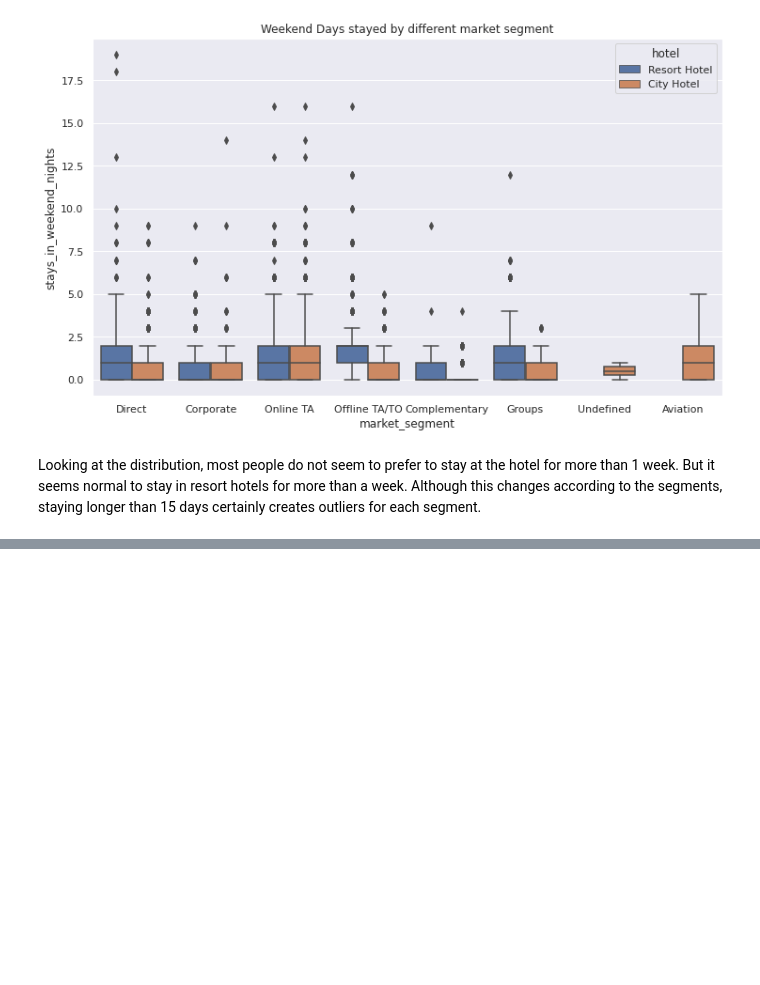
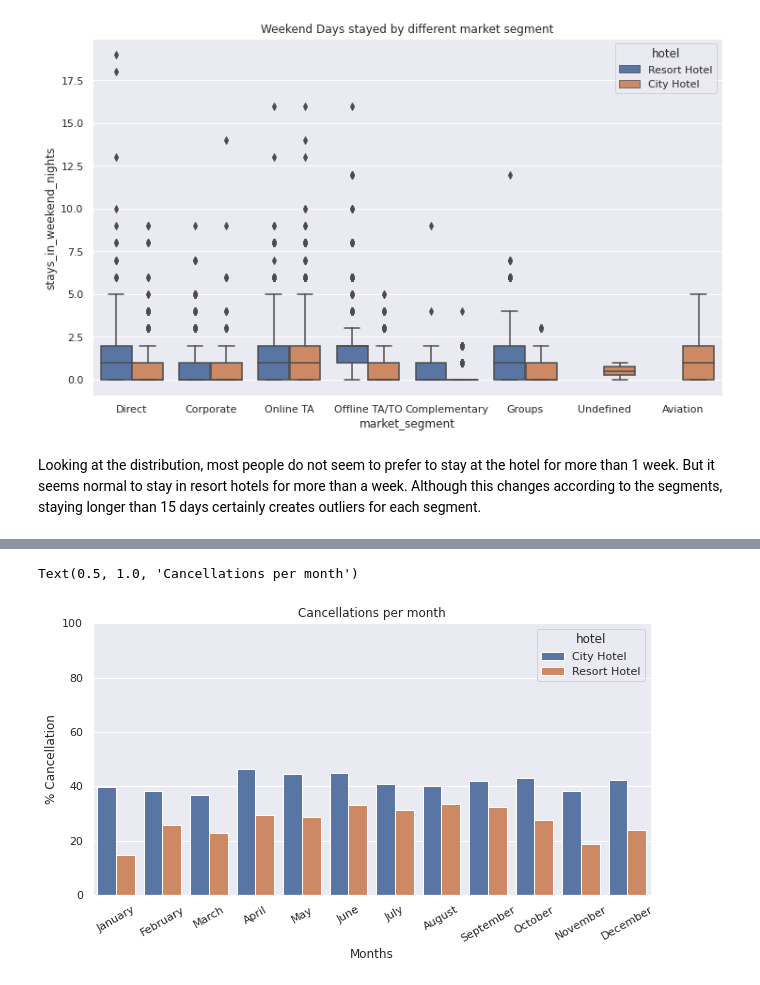
Before and after one commit to ayush9304/Hotel-Booking-Analysis-EDA, a Jupyter notebook: Hotel_Booking_Analysis_EDA.ipynb, the cells around one changed output, grey strips where cells are left out. Saved outputs shown, nothing was run; the diff lists cells and outputs as text; code cells hidden in the pictures; blank space fills up the shorter version.

Commit message:
Explored Cancellations

```diff
--- a/Hotel_Booking_Analysis_EDA.ipynb
+++ b/Hotel_Booking_Analysis_EDA.ipynb
@@ -497,0 +522,4 @@ Looking at the distribution, most people do not seem to prefer to stay at the ho
+# %%
+d = df.groupby(['hotel','arrival_date_month']).agg({'is_canceled':'sum', 'meal':'count'}).reset_index().rename(columns={'is_canceled':'cancelled_bookings', 'meal':'total_bookings'})
+d['cancellation_percentage'] = (d['cancelled_bookings']/d['total_bookings'])*100
+d.head()
@@ -497,0 +533,11 @@ Looking at the distribution, most people do not seem to prefer to stay at the ho
+# %%
+plt.figure(figsize=(10,5))
+sns.barplot(x='arrival_date_month', y='cancellation_percentage', hue='hotel', data=d, order=months)
+plt.ylim((0,100))
+plt.xticks(rotation=30)
+plt.xlabel("Months")
+plt.ylabel("% Cancellation")
+plt.title("Cancellations per month")
+# %% [output]
+Text(0.5, 1.0, 'Cancellations per month')
+[figure, added]
```
Also changed, not shown: parts of 14 cells of this notebook.
